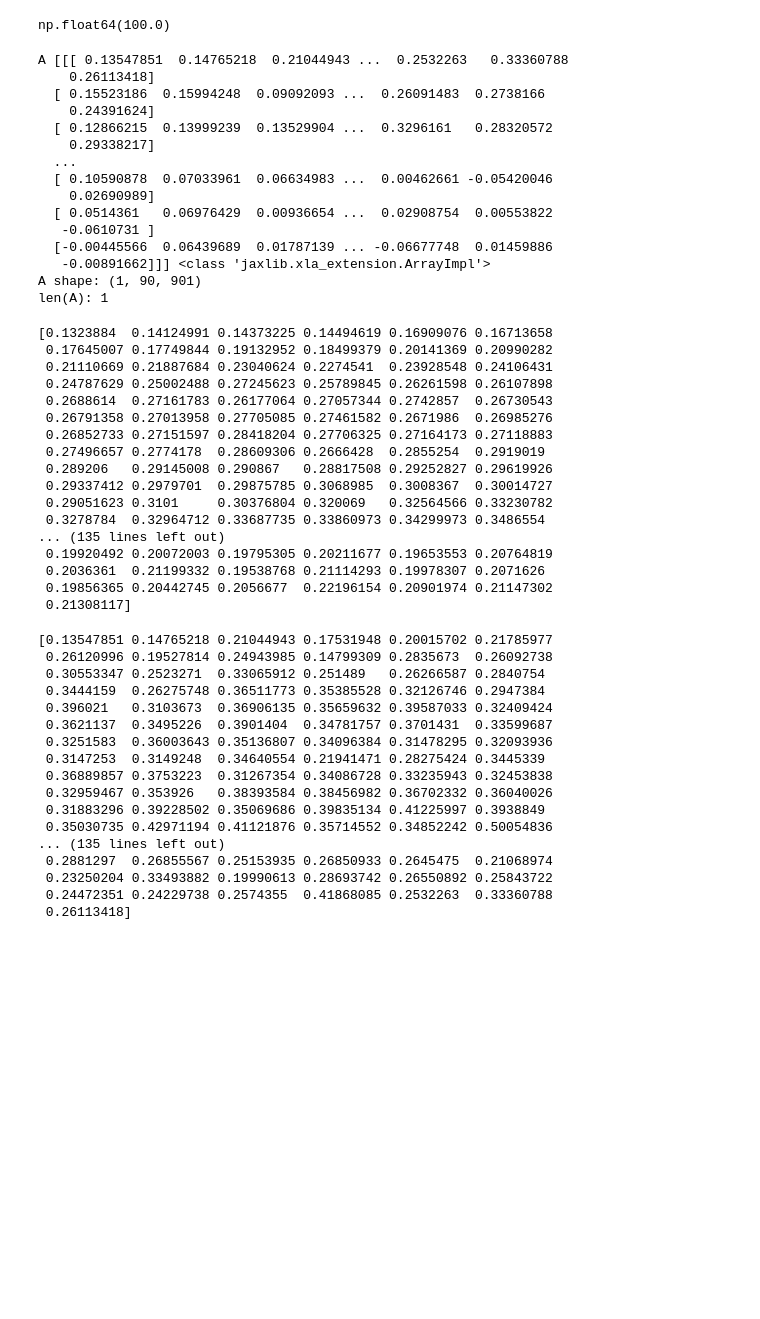
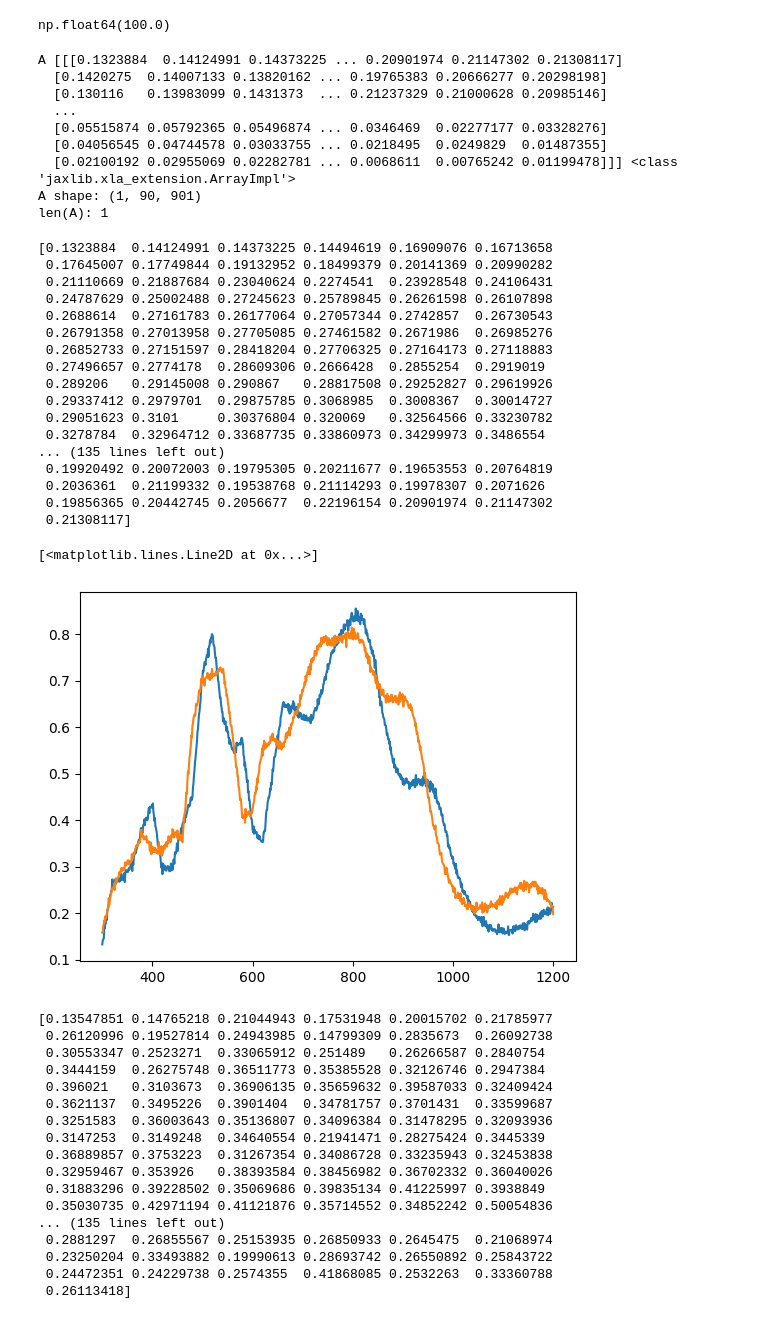
Before and after one commit to aimat-lab/SolDi2T, a Jupyter notebook: reading_Data.ipynb, the cells around one changed output. Saved outputs shown, nothing was run; the diff lists cells and outputs as text; code cells hidden in the pictures; blank space fills up the shorter version.

```diff
--- a/reading_Data.ipynb
+++ b/reading_Data.ipynb
@@ -111,47 +119,45 @@ np.float64(100.0)
 # -----------------------------
 # Energy yield wrapper
 # -----------------------------
-A = predict_absorption_surface_NN(thickness_range[2],loaded_absorption_surface_model,
+A = predict_absorption_surface_NN(thickness_range[9],loaded_absorption_surface_model,
                                   loaded_absorption_surface_params,loaded_absorption_surface_scaler_X,)
 print('A', A, type(A))
 print("A shape:", A.shape)
 print("len(A):", len(A))
 # %% [output]
-A [[[ 0.13547851  0.14765218  0.21044943 ...  0.2532263   0.33360788
-    0.26113418]
-  [ 0.15523186  0.15994248  0.09092093 ...  0.26091483  0.2738166
-    0.24391624]
-  [ 0.12866215  0.13999239  0.13529904 ...  0.3296161   0.28320572
-    0.29338217]
+A [[[0.1323884  0.14124991 0.14373225 ... 0.20901974 0.21147302 0.21308117]
+  [0.1420275  0.14007133 0.13820162 ... 0.19765383 0.20666277 0.20298198]
+  [0.130116   0.13983099 0.1431373  ... 0.21237329 0.21000628 0.20985146]
   ...
-  [ 0.10590878  0.07033961  0.06634983 ...  0.00462661 -0.05420046
-    0.02690989]
-  [ 0.0514361   0.06976429  0.00936654 ...  0.02908754  0.00553822
-   -0.0610731 ]
-  [-0.00445566  0.06439689  0.01787139 ... -0.06677748  0.01459886
-   -0.00891662]]] <class 'jaxlib.xla_extension.ArrayImpl'>
+  [0.05515874 0.05792365 0.05496874 ... 0.0346469  0.02277177 0.03328276]
+  [0.04056545 0.04744578 0.03033755 ... 0.0218495  0.0249829  0.01487355]
+  [0.02100192 0.02955069 0.02282781 ... 0.0068611  0.00765242 0.01199478]]] <class 'jaxlib.xla_extension.ArrayImpl'>
 A shape: (1, 90, 901)
 len(A): 1
 # %%
 print(A[0, 0]) # does not change over thickness?
+plt.plot(lambda_, A[0, 0])
+plt.plot(lambda_, A[0, 30])
 # %% [output]
 [0.1323884  0.14124991 0.14373225 0.14494619 0.16909076 0.16713658
  0.17645007 0.17749844 0.19132952 0.18499379 0.20141369 0.20990282
  0.21110669 0.21887684 0.23040624 0.2274541  0.23928548 0.24106431
  0.24787629 0.25002488 0.27245623 0.25789845 0.26261598 0.26107898
  0.2688614  0.27161783 0.26177064 0.27057344 0.2742857  0.26730543
  0.26791358 0.27013958 0.27705085 0.27461582 0.2671986  0.26985276
  0.26852733 0.27151597 0.28418204 0.27706325 0.27164173 0.27118883
  0.27496657 0.2774178  0.28609306 0.2666428  0.2855254  0.2919019
  0.289206   0.29145008 0.290867   0.28817508 0.29252827 0.29619926
  0.29337412 0.2979701  0.29875785 0.3068985  0.3008367  0.30014727
  0.29051623 0.3101     0.30376804 0.320069   0.32564566 0.33230782
  0.3278784  0.32964712 0.33687735 0.33860973 0.34299973 0.3486554
 ... (135 lines left out)
  0.19920492 0.20072003 0.19795305 0.20211677 0.19653553 0.20764819
  0.2036361  0.21199332 0.19538768 0.21114293 0.19978307 0.2071626
  0.19856365 0.20442745 0.2056677  0.22196154 0.20901974 0.21147302
  0.21308117]
+[<matplotlib.lines.Line2D at 0x...>]
+[figure, added]
 # %%
 print(A[0, 0]) # does change over thickness. could be unitless absorption in active material, A coeff, R coeff, T coeff.
 # %% [output]
```
Also changed, not shown: parts of 2 cells of this notebook.
